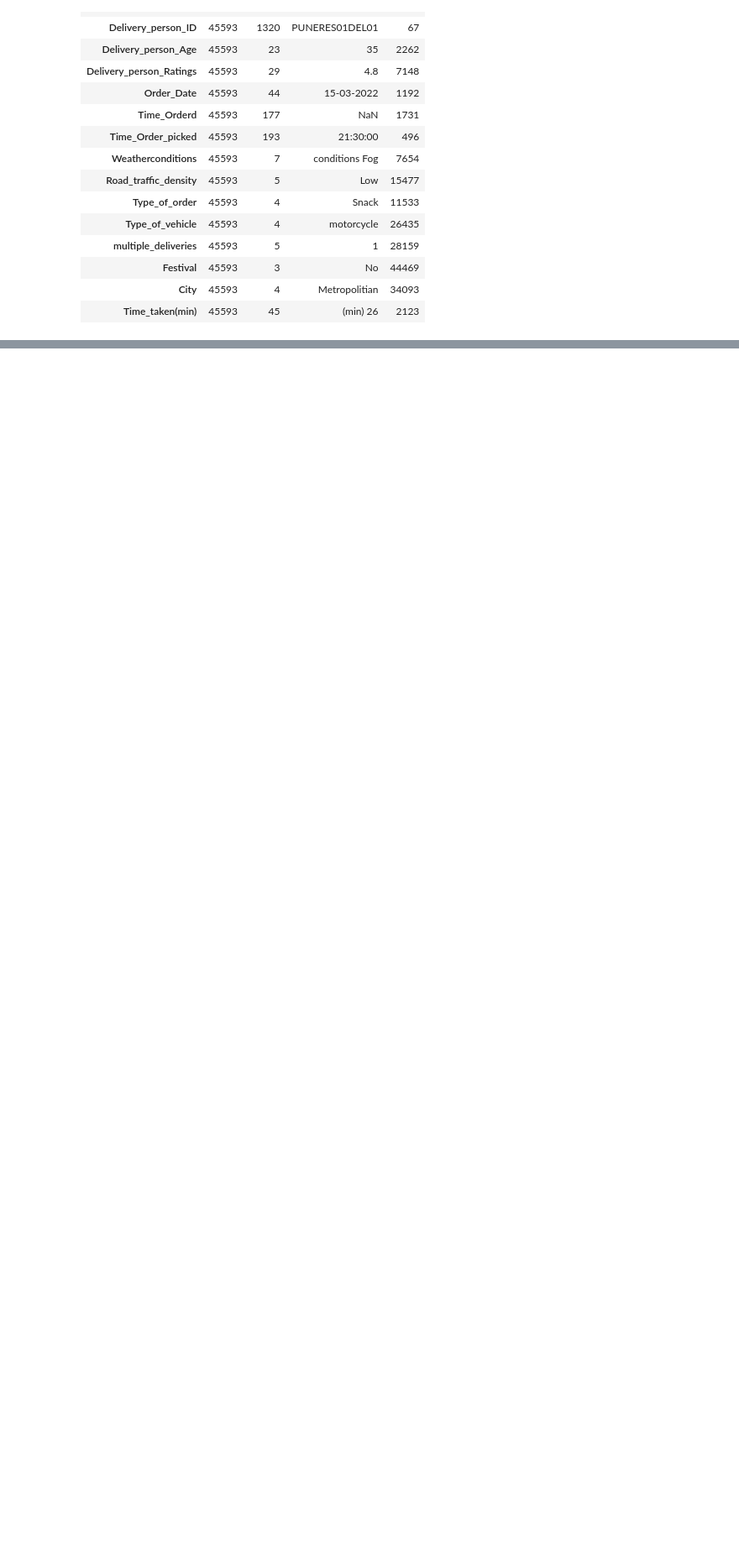
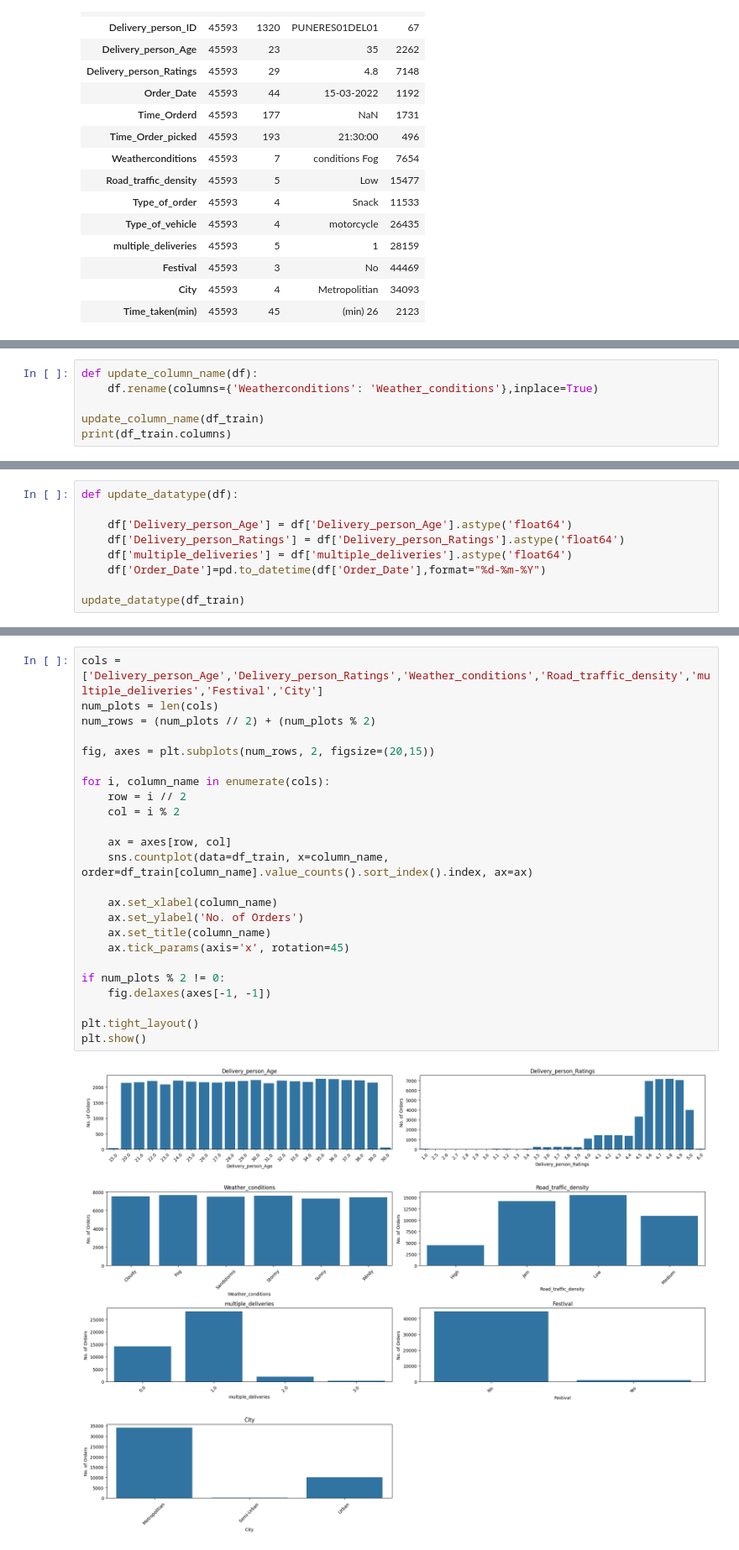
Before and after one commit to dhrubaseal/food_delivery, a Jupyter notebook: notebooks/food_delivery.ipynb, the cells around one changed output, grey strips where cells are left out. Shown: that part at 84% size. Cells and saved outputs as stored; diff of their text form; blank space fills up the shorter version.

```diff
--- a/notebooks/food_delivery.ipynb
+++ b/notebooks/food_delivery.ipynb
@@ -96,0 +122,6 @@ df_train.describe(exclude=np.number).T
+# %%
+def update_column_name(df):
+    df.rename(columns={'Weatherconditions': 'Weather_conditions'},inplace=True)
+
+update_column_name(df_train)
+print(df_train.columns)
@@ -96,0 +170,9 @@ df_train.describe(exclude=np.number).T
+# %%
+def update_datatype(df):
+
+    df['Delivery_person_Age'] = df['Delivery_person_Age'].astype('float64')
+    df['Delivery_person_Ratings'] = df['Delivery_person_Ratings'].astype('float64')
+    df['multiple_deliveries'] = df['multiple_deliveries'].astype('float64')
+    df['Order_Date']=pd.to_datetime(df['Order_Date'],format="%d-%m-%Y")
+
+update_datatype(df_train)
@@ -96,0 +207,26 @@ df_train.describe(exclude=np.number).T
+# %%
+cols = ['Delivery_person_Age','Delivery_person_Ratings','Weather_conditions','Road_traffic_density','multiple_deliveries','Festival','City']
+num_plots = len(cols)
+num_rows = (num_plots // 2) + (num_plots % 2)
+
+fig, axes = plt.subplots(num_rows, 2, figsize=(20,15))
+
+for i, column_name in enumerate(cols):
+    row = i // 2
+    col = i % 2
+
+    ax = axes[row, col]
+    sns.countplot(data=df_train, x=column_name, order=df_train[column_name].value_counts().sort_index().index, ax=ax)
+
+    ax.set_xlabel(column_name)
+    ax.set_ylabel('No. of Orders')
+    ax.set_title(column_name)
+    ax.tick_params(axis='x', rotation=45)
+
+if num_plots % 2 != 0:
+    fig.delaxes(axes[-1, -1])
+
+plt.tight_layout()
+plt.show()
+# %% [output]
+[figure, added]
```
Also changed, not shown: parts of 26 cells of this notebook.
